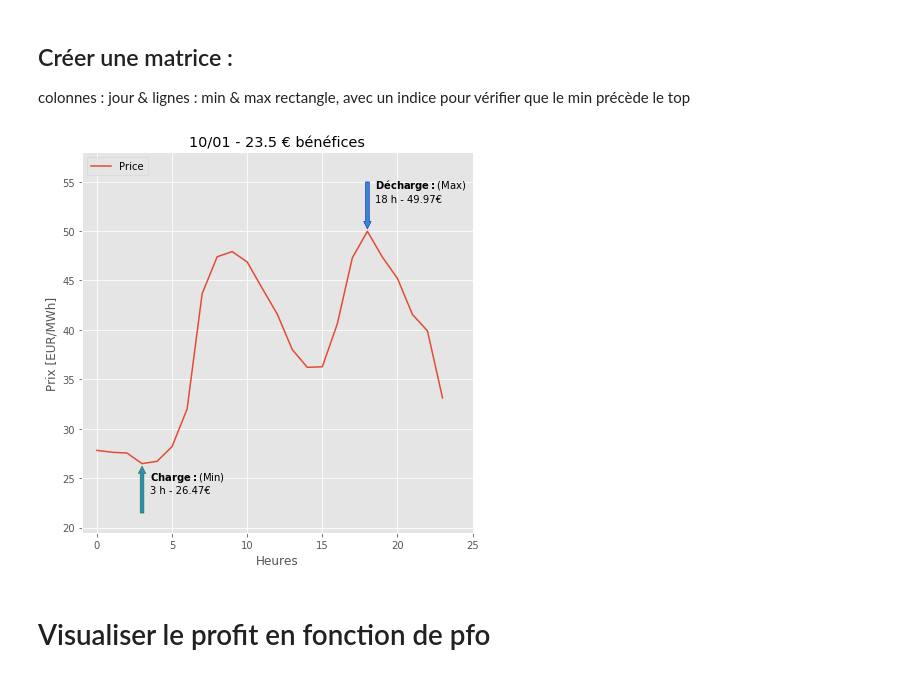
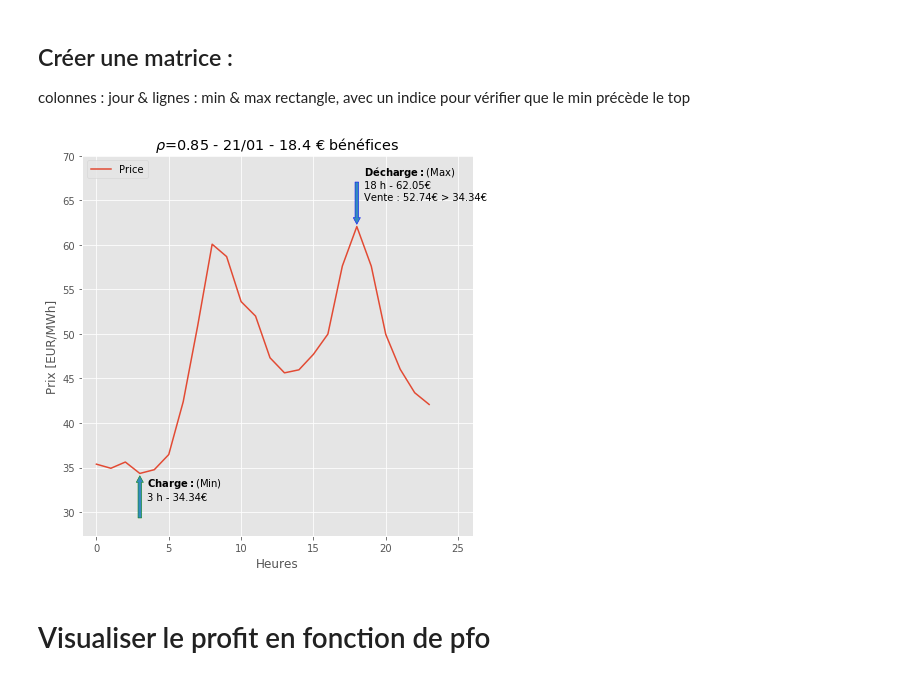
Before and after one commit to keyserwood/TEECO, a Jupyter notebook: 1.1-er-deal_with_storage.ipynb, the cells around one changed output. Drawn from its saved outputs; the diff is of its cells as text; code cells hidden in the pictures.

```diff
--- a/1.1-er-deal_with_storage.ipynb
+++ b/1.1-er-deal_with_storage.ipynb
@@ -94,27 +94,33 @@ def calc_profit(df,mat,pho=0.8):
             trade.append(1)
     return(daily_profit,trade)
 # %%
-def plot_min_max(df,i):
+def plot_min_max(df,i,rho = 1):
     plt.figure(figsize=(7,7))
     df[df.Day==i]['Price'].reset_index(drop=True).plot()
     id_min,id_max,min_price,max_price = find_min_max(df,i)
     plt.xlabel('Heures')
     plt.ylabel('Prix [EUR/MWh]')
     plt.ylim(min_price-7,max_price+8)
-    plt.xlim(-1,25)
+    plt.xlim(-1,26)
     # Minimum
     plt.arrow(id_min,min_price-5,0,4,head_width =0.5,width=0.25,ec="green")
     plt.text(id_min+0.5,min_price-3,r'$\bf{Charge :}$'+f'(Min)\n{id_min} h - {min_price}€')
     # Maximum
     plt.arrow(id_max,max_price+5,0,-4,head_width =0.5,width=0.25,ec="blue")
-    plt.text(id_max+0.5,max_price+3,r'$\bf{Décharge :}$'+f'(Max)\n{id_max} h - {max_price}€')
+    profit = round(rho*max_price-min_price,2)
+    if profit <=0:
+        plt.text(id_max+0.5,max_price+3,r'$\bf{Décharge :}$'+f'(Max)\n{id_max} h - {max_price}€\nPas de vente:\n {round(max_price*rho,2)}€ < {min_price}€')
+        profit = 0
+    else :
+        plt.text(id_max+0.5,max_price+3,r'$\bf{Décharge :}$'+f'(Max)\n{id_max} h - {max_price}€\nVente : {round(max_price*rho,2)}€ > {min_price}€')
+
     plt.legend(loc='upper left')
-    plt.title(f'{i+1}/01 - {round(max_price-min_price,2)} € bénéfices')
+    plt.title(r'$\rho$'+f'={rho} - {i+1}/01 - {profit} € bénéfices')
     plt.show()
-
-plot_min_max(df,9)
-# %% [output]
-[figure, removed]
+# %%
+plot_min_max(df,20,0.85)
+# %% [output]
+[figure, added]
 # %% [markdown]
 # Visualiser le profit en fonction de pfo
 # %%
```
Also changed, not shown: 1 other file.
